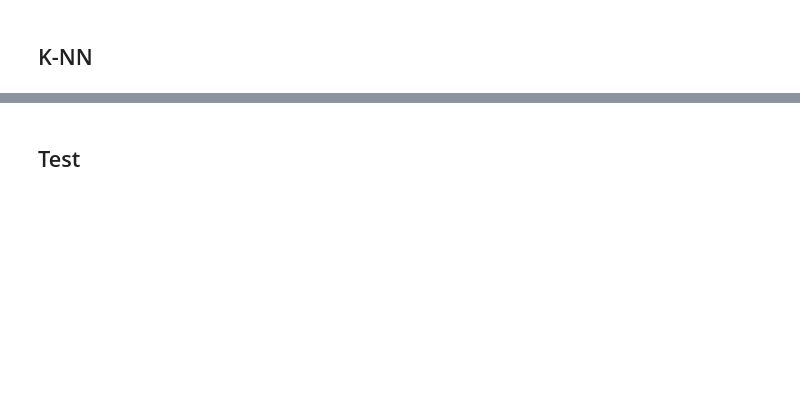
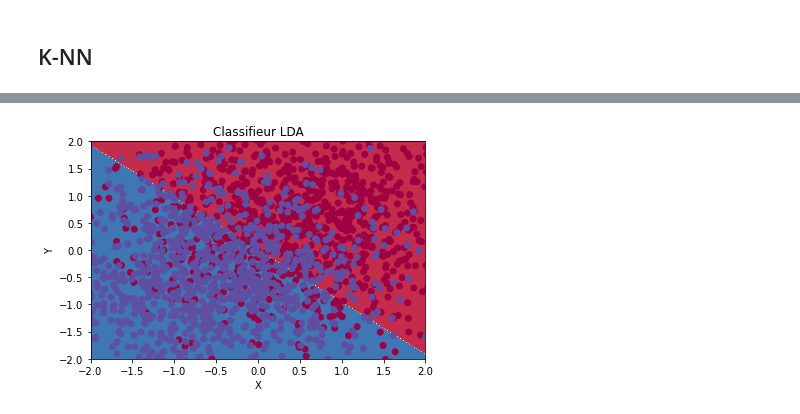
Before and after one commit to LucienJi/Test, a Jupyter notebook: DM3.ipynb, the cells around one changed output, grey strips where cells are left out. Saved outputs shown, nothing was run; the diff lists cells and outputs as text; code cells hidden in the pictures; blank space fills up the shorter version.

```diff
--- a/DM3.ipynb
+++ b/DM3.ipynb
@@ -155,2 +204,18 @@ class LDA():
-# %% [markdown]
-## Test
+# %%
+x_min,x_max = X_train[:,0].min()-0.5 ,X_train[:,0].max() + 0.5
+y_min,y_max = X_train[:,1].min()-0.5 ,X_train[:,1].max() + 0.5
+
+xx, yy = np.meshgrid(np.arange(x_min, x_max, 0.01), np.arange(y_min, y_max, 0.01))
+Z = lda.predict(np.c_[xx.ravel(),yy.ravel()])
+Z = Z.reshape(xx.shape)
+plt.contourf(xx, yy, Z, cmap=plt.cm.Spectral)
+
+plt.xlabel('X')
+plt.ylabel('Y')
+plt.xlim(xmax=2,xmin=-2)
+plt.ylim(ymax=2,ymin=-2)
+plt.scatter(X_train[:,0],X_train[:,1],c=Y_train,cmap=plt.cm.Spectral)
+plt.title("Classifieur LDA")
+plt.show()
+# %% [output]
+[figure, added]
```
Also changed, not shown: parts of 15 cells of this notebook, 1 other file.
